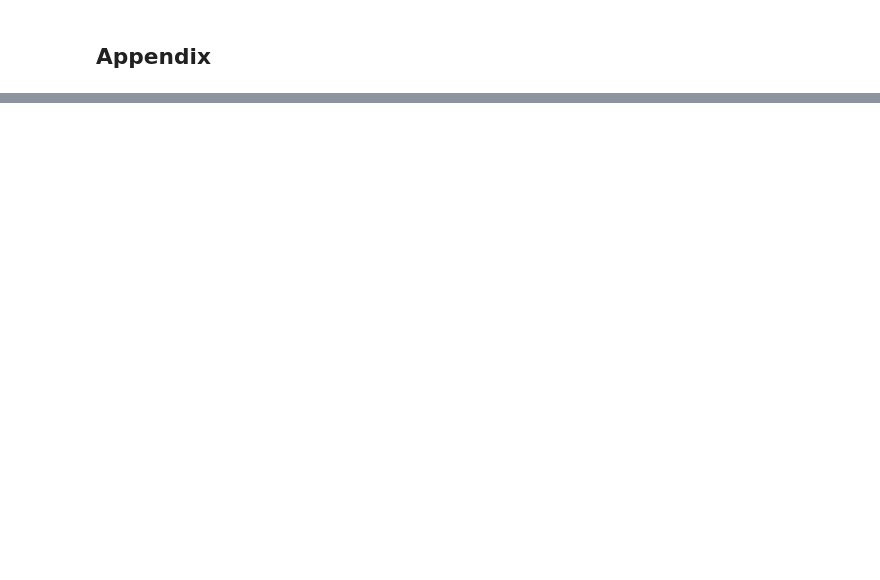
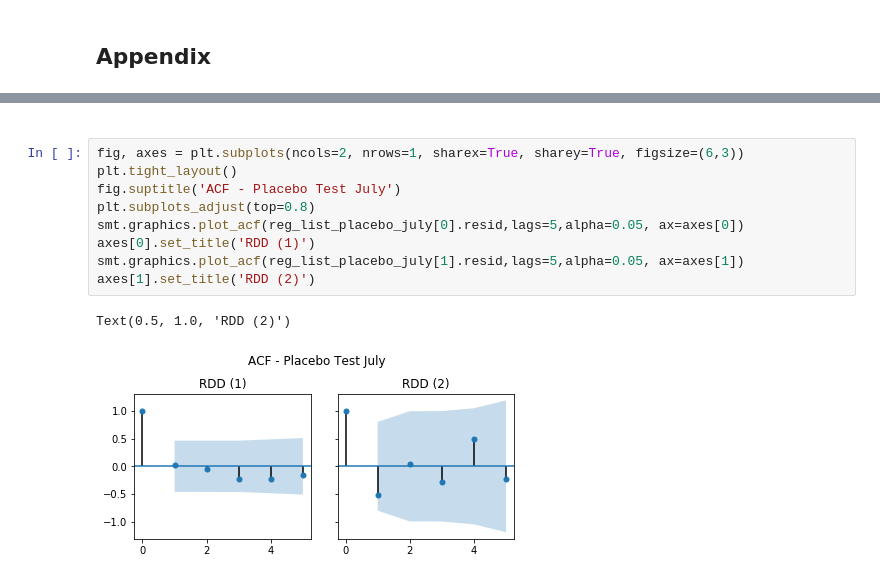
Before and after one commit to marclipfert/student-project-antonia-marc, a Jupyter notebook: student_project_Antonia_Marc.ipynb, the cells around one changed output, grey strips where cells are left out. Drawn from its saved outputs; the diff is of its cells as text; blank space fills up the shorter version.

Commit message:
finalised autocorrelation, abolishment and placebo

```diff
--- a/student_project_Antonia_Marc.ipynb
+++ b/student_project_Antonia_Marc.ipynb
@@ -1300,0 +1331,14 @@ Thistlethwaite, D. L., & Campbell, D. T. (1960). Regression-discontinuity analys
+# %% [markdown]
+<a id='acf_placebo_july'></a>
+# %%
+fig, axes = plt.subplots(ncols=2, nrows=1, sharex=True, sharey=True, figsize=(6,3))
+plt.tight_layout()
+fig.suptitle('ACF - Placebo Test July')
+plt.subplots_adjust(top=0.8)
+smt.graphics.plot_acf(reg_list_placebo_july[0].resid,lags=5,alpha=0.05, ax=axes[0])
+axes[0].set_title('RDD (1)')
+smt.graphics.plot_acf(reg_list_placebo_july[1].resid,lags=5,alpha=0.05, ax=axes[1])
+axes[1].set_title('RDD (2)')
+# %% [output]
+Text(0.5, 1.0, 'RDD (2)')
+[figure, added]
```
Also changed, not shown: parts of 48 cells of this notebook, 1 other file.
